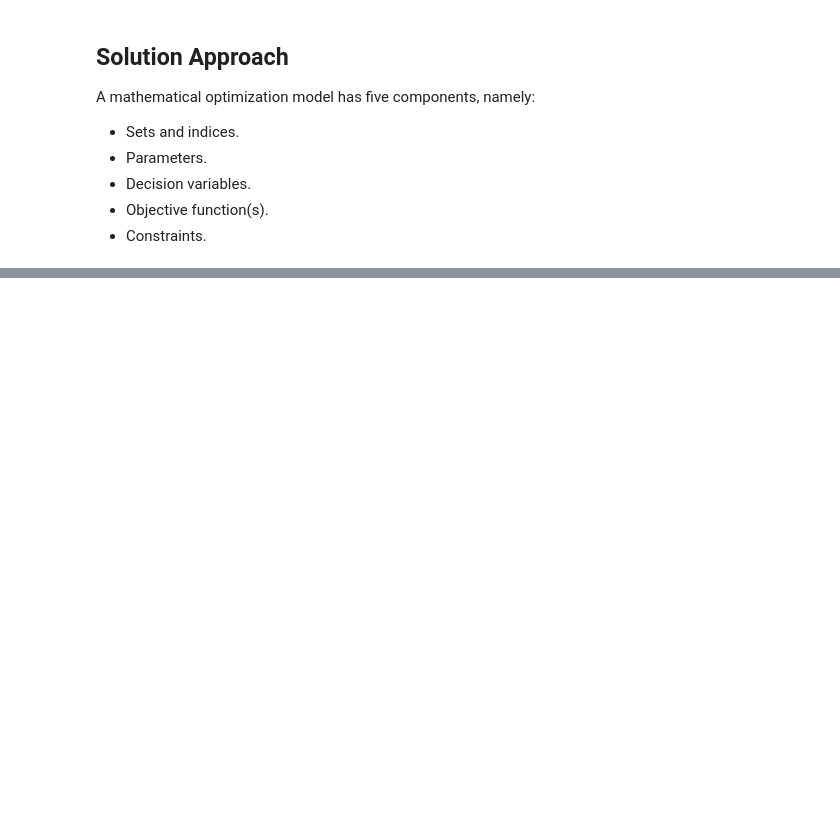
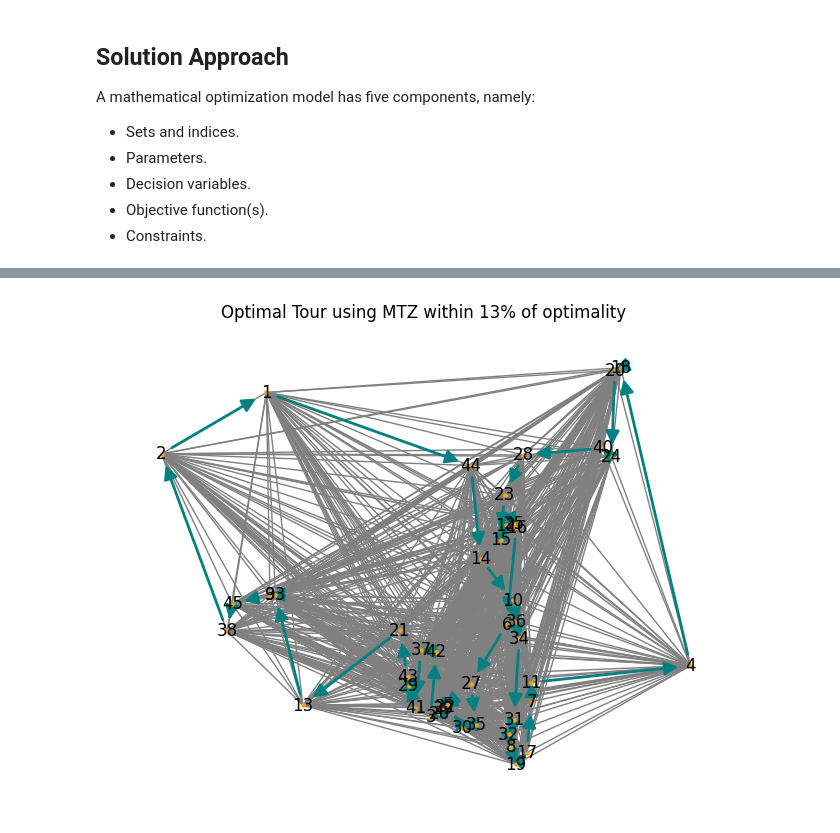
Before and after one commit to Zackivory/optimization-project2, a Jupyter notebook: problem1.ipynb, the cells around one changed output, grey strips where cells are left out. Cells and saved outputs as stored; diff of their text form; code cells hidden in the pictures; blank space fills up the shorter version.

```diff
--- a/problem1.ipynb
+++ b/problem1.ipynb
@@ -46,0 +167,20 @@ $$
+# %%
+# Define the optimal tour provided by gurobi
+optimal_tour = edges
+
+# Draw the network with the optimal path highlighted
+G_optimal = nx.DiGraph()
+G_optimal.add_edges_from(optimal_tour)
+# Define the positions of the nodes based on latitude and longitude
+pos = {node: (G.nodes[node]['longitude_deg'], G.nodes[node]['latitude_deg']) for node in G.nodes}
+
+# Draw the full graph with all nodes
+nx.draw(G, pos, with_labels=True, node_color='orange', node_size=5, edge_color='gray', arrows=True)
+
+# Overlay the optimal tour with a different edge color
+nx.draw_networkx_edges(G_optimal, pos, edge_color='teal', width=2, arrows=True, arrowstyle='-|>', arrowsize=20)
+
+plt.title('Optimal Tour using MTZ within 13% of optimality ')
+plt.show()
+# %% [output]
+[figure, added]
```
Also changed, not shown: parts of 5 cells of this notebook, 2 other files.
